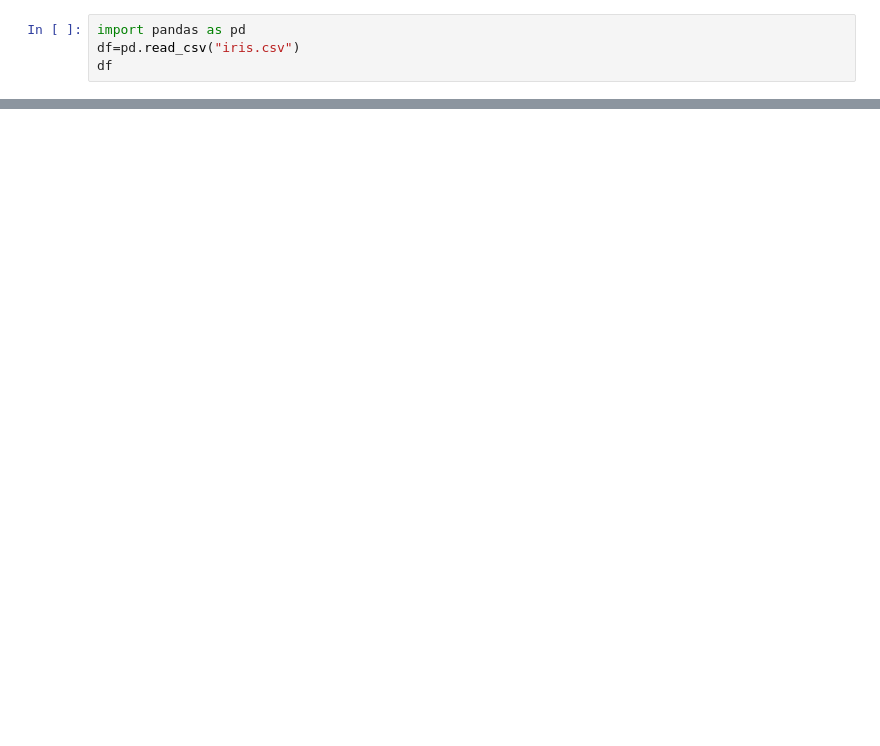
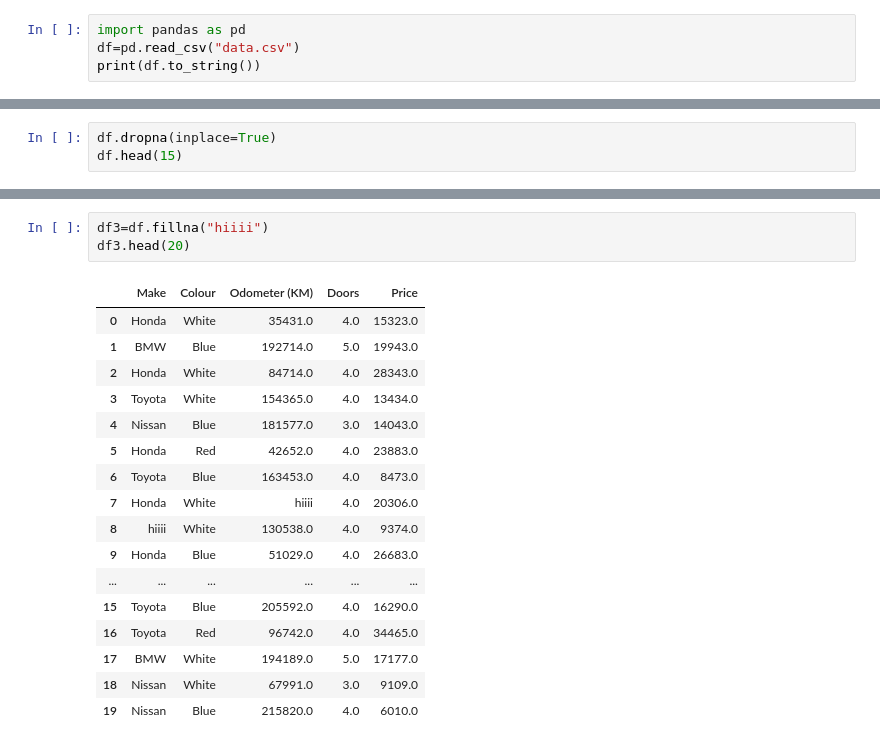
Before and after one commit to juwairiyahco/S3-MCA, a Jupyter notebook: DS/csv.ipynb, the cells around one changed output, grey strips where cells are left out. Drawn from its saved outputs; the diff is of its cells as text; blank space fills up the shorter version.

```diff
--- a/DS/csv.ipynb
+++ b/DS/csv.ipynb
@@ -1,5 +1,5 @@
 # %%
 import pandas as pd
-df=pd.read_csv("iris.csv")
-df
+df=pd.read_csv("data.csv")
+print(df.to_string())
 # %% [output]
@@ -18,0 +63,3 @@ df
+# %%
+df.dropna(inplace=True)
+df.head(15)
@@ -18,0 +83,21 @@ df
+# %%
+df3=df.fillna("hiiii")
+df3.head(20)
+# %% [output]
+|  | Make | Colour | Odometer (KM) | Doors | Price |
+| 0 | Honda | White | 35431.0 | 4.0 | 15323.0 |
+| 1 | BMW | Blue | 192714.0 | 5.0 | 19943.0 |
+| 2 | Honda | White | 84714.0 | 4.0 | 28343.0 |
+| 3 | Toyota | White | 154365.0 | 4.0 | 13434.0 |
+| 4 | Nissan | Blue | 181577.0 | 3.0 | 14043.0 |
+| 5 | Honda | Red | 42652.0 | 4.0 | 23883.0 |
+| 6 | Toyota | Blue | 163453.0 | 4.0 | 8473.0 |
+| 7 | Honda | White | hiiii | 4.0 | 20306.0 |
+| 8 | hiiii | White | 130538.0 | 4.0 | 9374.0 |
+| 9 | Honda | Blue | 51029.0 | 4.0 | 26683.0 |
+| ... | ... | ... | ... | ... | ... |
+| 15 | Toyota | Blue | 205592.0 | 4.0 | 16290.0 |
+| 16 | Toyota | Red | 96742.0 | 4.0 | 34465.0 |
+| 17 | BMW | White | 194189.0 | 5.0 | 17177.0 |
+| 18 | Nissan | White | 67991.0 | 3.0 | 9109.0 |
+| 19 | Nissan | Blue | 215820.0 | 4.0 | 6010.0 |
```
Also changed, not shown: parts of 17 cells of this notebook, 4 other files.
